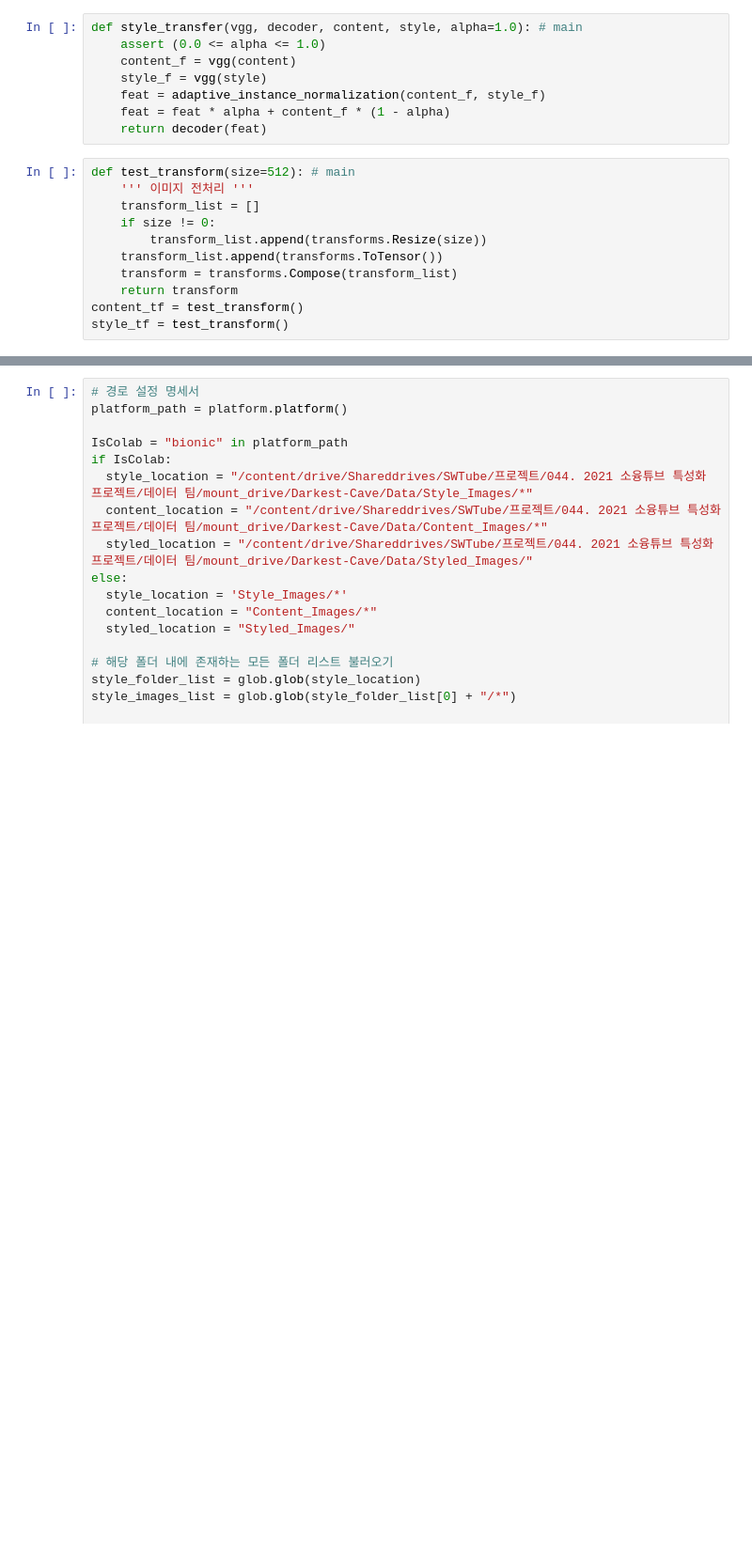
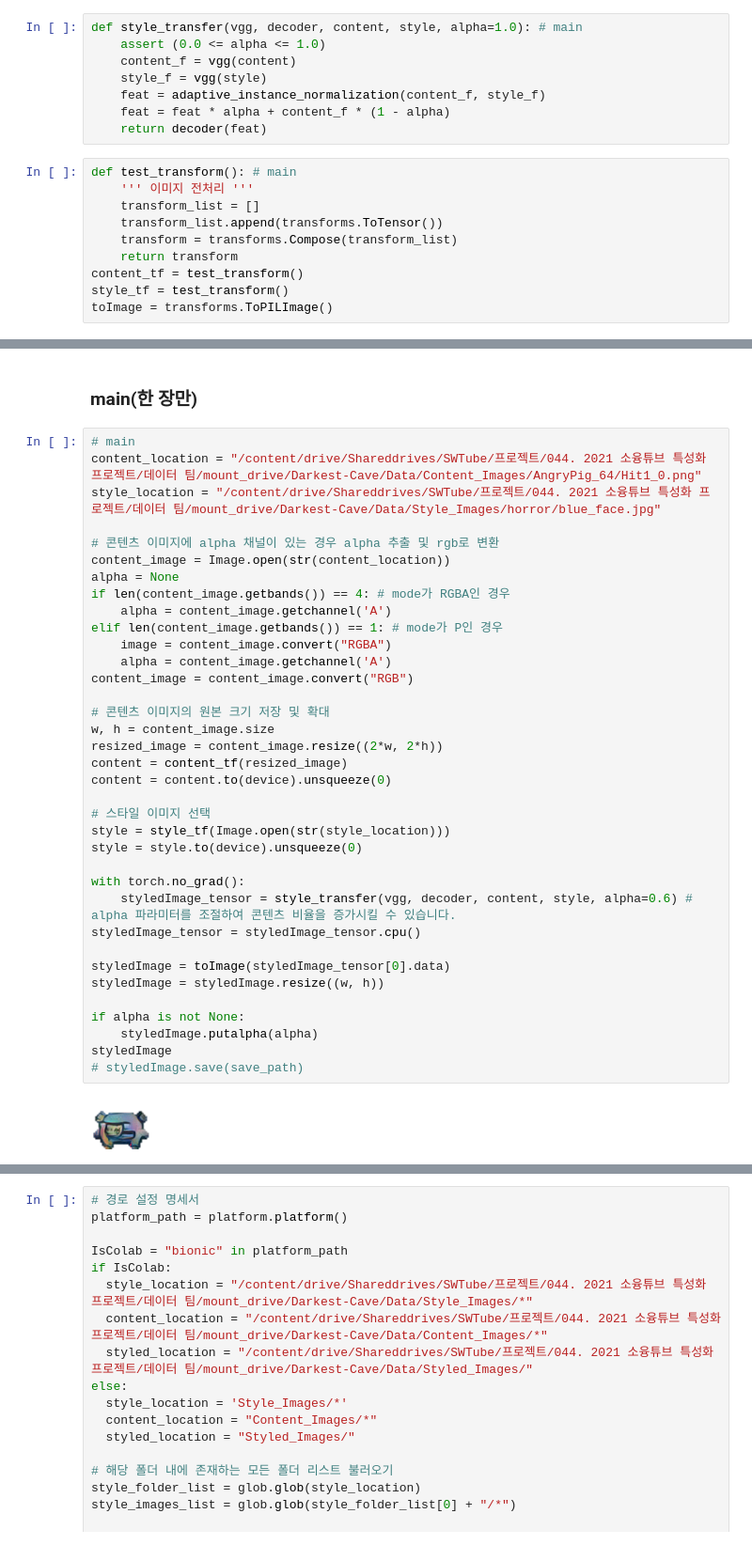
Before and after one commit to SWTube/Darkest-Cave, a Jupyter notebook: Data/Preliminary_Model/AdaIN_simplified.ipynb, the cells around one changed output, grey strips where cells are left out. Shown at 94% size. Cells and saved outputs as stored; diff of their text form; blank space fills up the shorter version.

Commit message:
[fixed] image resized

```diff
--- a/Data/Preliminary_Model/AdaIN_simplified.ipynb
+++ b/Data/Preliminary_Model/AdaIN_simplified.ipynb
@@ -219,13 +212,12 @@ def style_transfer(vgg, decoder, content, style, alpha=1.0): # main
     feat = feat * alpha + content_f * (1 - alpha)
     return decoder(feat)
 # %%
-def test_transform(size=512): # main
+def test_transform(): # main
     ''' 이미지 전처리 '''
     transform_list = []
-    if size != 0:
-        transform_list.append(transforms.Resize(size))
     transform_list.append(transforms.ToTensor())
     transform = transforms.Compose(transform_list)
     return transform
 content_tf = test_transform()
 style_tf = test_transform()
+toImage = transforms.ToPILImage()
@@ -290,0 +224,40 @@ True
+# %% [markdown]
+### <b>main(한 장만)</b>
+# %%
+# main
+content_location = "/content/drive/Shareddrives/SWTube/프로젝트/044. 2021 소융튜브 특성화 프로젝트/데이터 팀/mount_drive/Darkest-Cave/Data/Content_Images/AngryPig_64/Hit1_0.png"
+style_location = "/content/drive/Shareddrives/SWTube/프로젝트/044. 2021 소융튜브 특성화 프로젝트/데이터 팀/mount_drive/Darkest-Cave/Data/Style_Images/horror/blue_face.jpg"
+
+# 콘텐츠 이미지에 alpha 채널이 있는 경우 alpha 추출 및 rgb로 변환
+content_image = Image.open(str(content_location))
+alpha = None
+if len(content_image.getbands()) == 4: # mode가 RGBA인 경우
+    alpha = content_image.getchannel('A')
+elif len(content_image.getbands()) == 1: # mode가 P인 경우
+    image = content_image.convert("RGBA")
+    alpha = content_image.getchannel('A')
+content_image = content_image.convert("RGB")
+
+# 콘텐츠 이미지의 원본 크기 저장 및 확대
+w, h = content_image.size
+resized_image = content_image.resize((2*w, 2*h))
+content = content_tf(resized_image)
+content = content.to(device).unsqueeze(0)
+
+# 스타일 이미지 선택
+style = style_tf(Image.open(str(style_location)))
+style = style.to(device).unsqueeze(0)
+
+with torch.no_grad():
+    styledImage_tensor = style_transfer(vgg, decoder, content, style, alpha=0.6) # alpha 파라미터를 조절하여 콘텐츠 비율을 증가시킬 수 있습니다.
+styledImage_tensor = styledImage_tensor.cpu()
+
+styledImage = toImage(styledImage_tensor[0].data)
+styledImage = styledImage.resize((w, h))
+
+if alpha is not None:
+    styledImage.putalpha(alpha)
+styledImage
+# styledImage.save(save_path)
+# %% [output]
+[figure, added]
```
Also changed, not shown: parts of 9 cells of this notebook, 1 other file.
